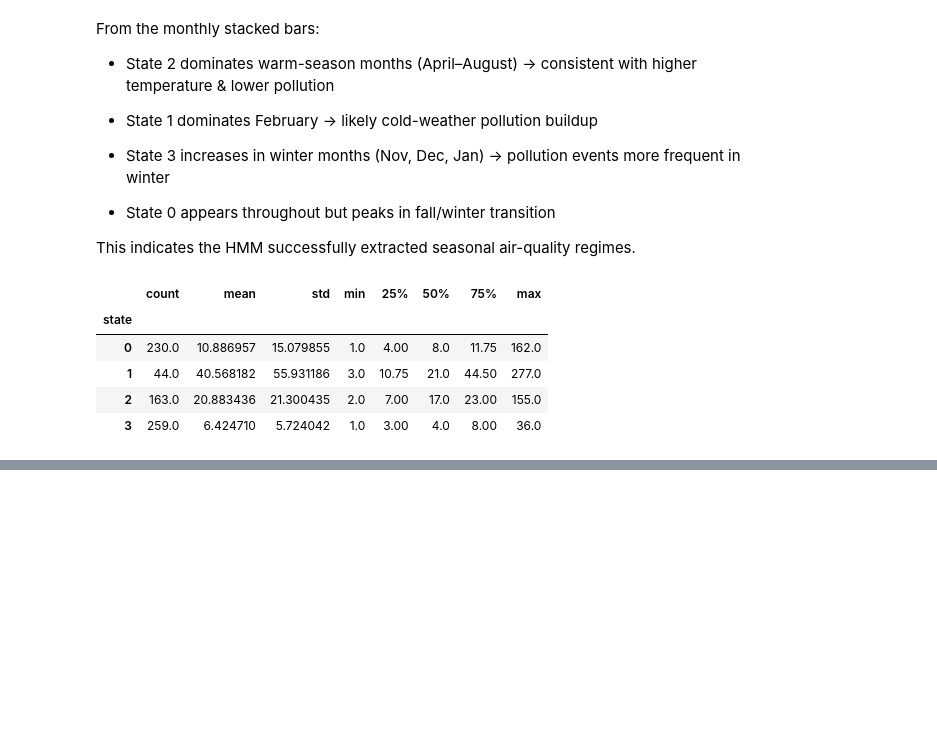
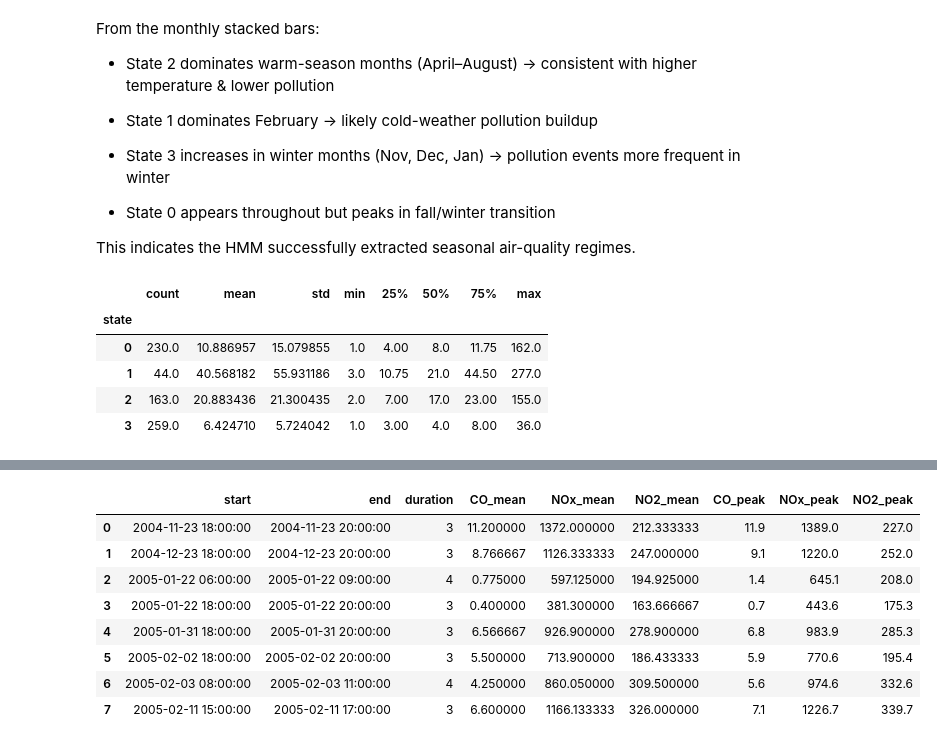
Before and after one commit to acai1031/HMM_for_Air_Quality_Monitoring, a Jupyter notebook: final_project.ipynb, the cells around one changed output, grey strips where cells are left out. Cells and saved outputs as stored; diff of their text form; code cells hidden in the pictures; blank space fills up the shorter version.

```diff
--- a/final_project.ipynb
+++ b/final_project.ipynb
@@ -522,0 +697,34 @@ dur_df.groupby('state')['duration_hours'].describe()
+# %%
+event_features = []
+
+for (s, e) in segments:
+    seg = df.iloc[s:e+1]
+
+    duration = e - s + 1
+
+    feature = {
+        "start": df.index[s],
+        "end": df.index[e],
+        "duration": duration,
+        "CO_mean": seg["CO(GT)"].mean(),
+        "NOx_mean": seg["NOx(GT)"].mean(),
+        "NO2_mean": seg["NO2(GT)"].mean(),
+        "CO_peak": seg["CO(GT)"].max(),
+        "NOx_peak": seg["NOx(GT)"].max(),
+        "NO2_peak": seg["NO2(GT)"].max(),
+    }
+
+    event_features.append(feature)
+
+event_df = pd.DataFrame(event_features)
+event_df
+# %% [output]
+|  | start | end | duration | CO_mean | NOx_mean | NO2_mean | CO_peak | NOx_peak | NO2_peak |
+| 0 | 2004-11-23 18:00:00 | 2004-11-23 20:00:00 | 3 | 11.200000 | 1372.000000 | 212.333333 | 11.9 | 1389.0 | 227.0 |
+| 1 | 2004-12-23 18:00:00 | 2004-12-23 20:00:00 | 3 | 8.766667 | 1126.333333 | 247.000000 | 9.1 | 1220.0 | 252.0 |
+| 2 | 2005-01-22 06:00:00 | 2005-01-22 09:00:00 | 4 | 0.775000 | 597.125000 | 194.925000 | 1.4 | 645.1 | 208.0 |
+| 3 | 2005-01-22 18:00:00 | 2005-01-22 20:00:00 | 3 | 0.400000 | 381.300000 | 163.666667 | 0.7 | 443.6 | 175.3 |
+| 4 | 2005-01-31 18:00:00 | 2005-01-31 20:00:00 | 3 | 6.566667 | 926.900000 | 278.900000 | 6.8 | 983.9 | 285.3 |
+| 5 | 2005-02-02 18:00:00 | 2005-02-02 20:00:00 | 3 | 5.500000 | 713.900000 | 186.433333 | 5.9 | 770.6 | 195.4 |
+| 6 | 2005-02-03 08:00:00 | 2005-02-03 11:00:00 | 4 | 4.250000 | 860.050000 | 309.500000 | 5.6 | 974.6 | 332.6 |
+| 7 | 2005-02-11 15:00:00 | 2005-02-11 17:00:00 | 3 | 6.600000 | 1166.133333 | 326.000000 | 7.1 | 1226.7 | 339.7 |
```
Also changed, not shown: parts of 11 cells of this notebook, 1 other file.
